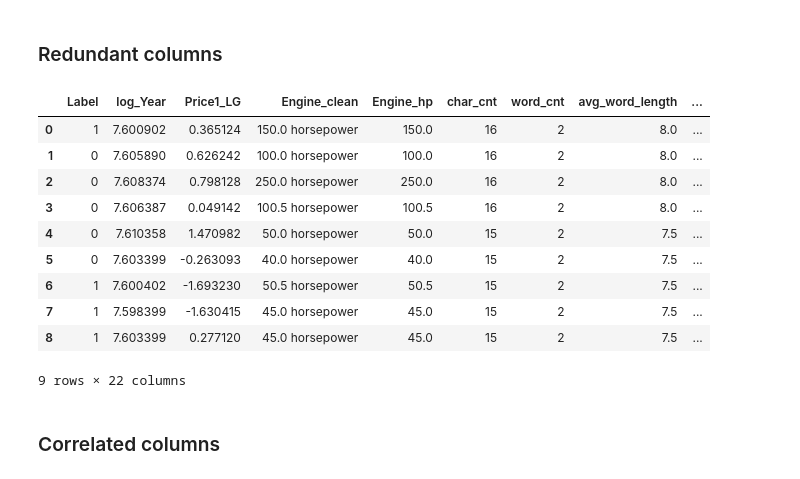
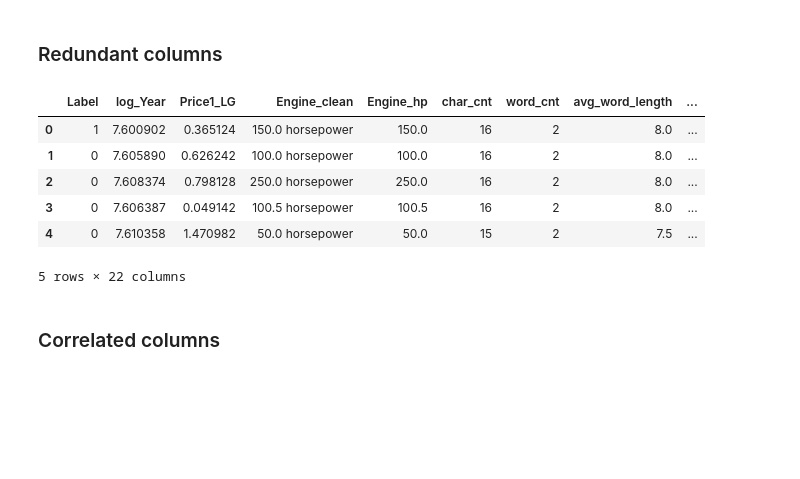
Before and after one commit to MarinaBorodkina/Preprocessing, a Jupyter notebook: Preprocessing.ipynb, the cells around one changed output. Drawn from its saved outputs; the diff is of its cells as text; code cells hidden in the pictures; blank space fills up the shorter version.

```diff
--- a/Preprocessing.ipynb
+++ b/Preprocessing.ipynb
@@ -928,27 +934,23 @@ __remove noisy/correlated/duplicated features__
 # %%
 # Create a list of redundant column names to drop
 to_drop = [
     'Brand', 'Price1', 'Price2', 'Price_average', 'Engine', 'Color', 'Year',
     'Date', 'Date_converted'
 ]
 
 # Drop those columns from the dataset
 df_subset_1 = df.drop(to_drop, axis=1)
 
 # Print out the head of the new dataset
-df_subset_1
+df_subset_1.head()
 # %% [output]
 |  | Label | log_Year | Price1_LG | Engine_clean | Engine_hp | char_cnt | word_cnt | avg_word_length | ... |
 | 0 | 1 | 7.600902 | 0.365124 | 150.0 horsepower | 150.0 | 16 | 2 | 8.0 | ... |
 | 1 | 0 | 7.605890 | 0.626242 | 100.0 horsepower | 100.0 | 16 | 2 | 8.0 | ... |
 | 2 | 0 | 7.608374 | 0.798128 | 250.0 horsepower | 250.0 | 16 | 2 | 8.0 | ... |
 | 3 | 0 | 7.606387 | 0.049142 | 100.5 horsepower | 100.5 | 16 | 2 | 8.0 | ... |
 | 4 | 0 | 7.610358 | 1.470982 | 50.0 horsepower | 50.0 | 15 | 2 | 7.5 | ... |
-| 5 | 0 | 7.603399 | -0.263093 | 40.0 horsepower | 40.0 | 15 | 2 | 7.5 | ... |
-| 6 | 1 | 7.600402 | -1.693230 | 50.5 horsepower | 50.5 | 15 | 2 | 7.5 | ... |
-| 7 | 1 | 7.598399 | -1.630415 | 45.0 horsepower | 45.0 | 15 | 2 | 7.5 | ... |
-| 8 | 1 | 7.603399 | 0.277120 | 45.0 horsepower | 45.0 | 15 | 2 | 7.5 | ... |
-9 rows × 22 columns
+5 rows × 22 columns
 # %% [markdown]
 ### Correlated columns
 # %%
```
Also changed, not shown: parts of 33 cells of this notebook.
